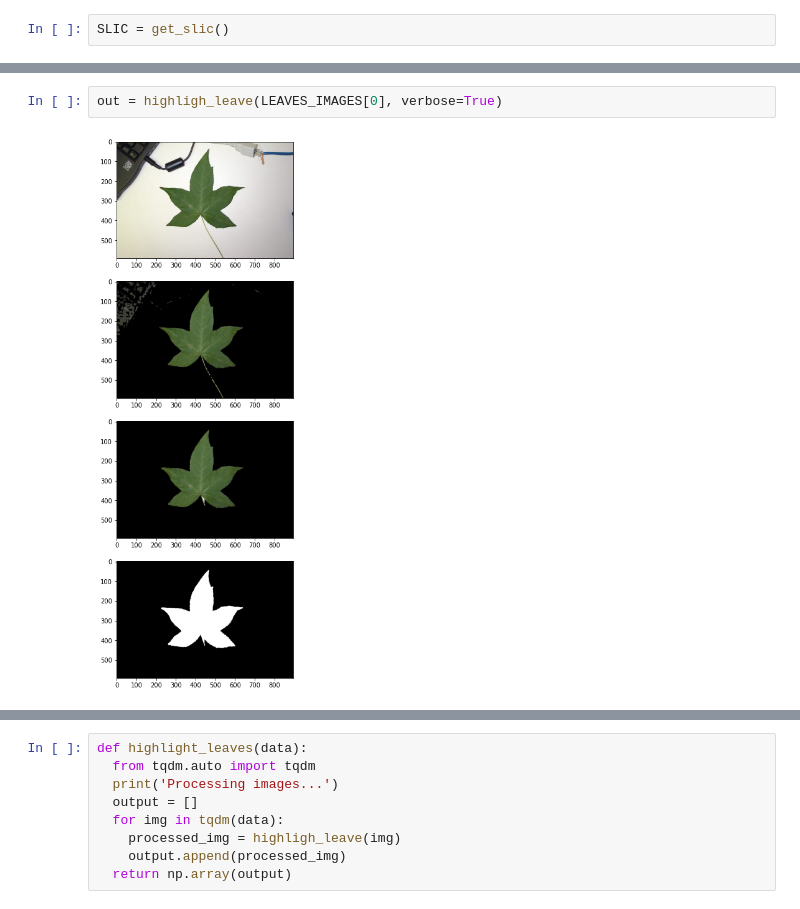
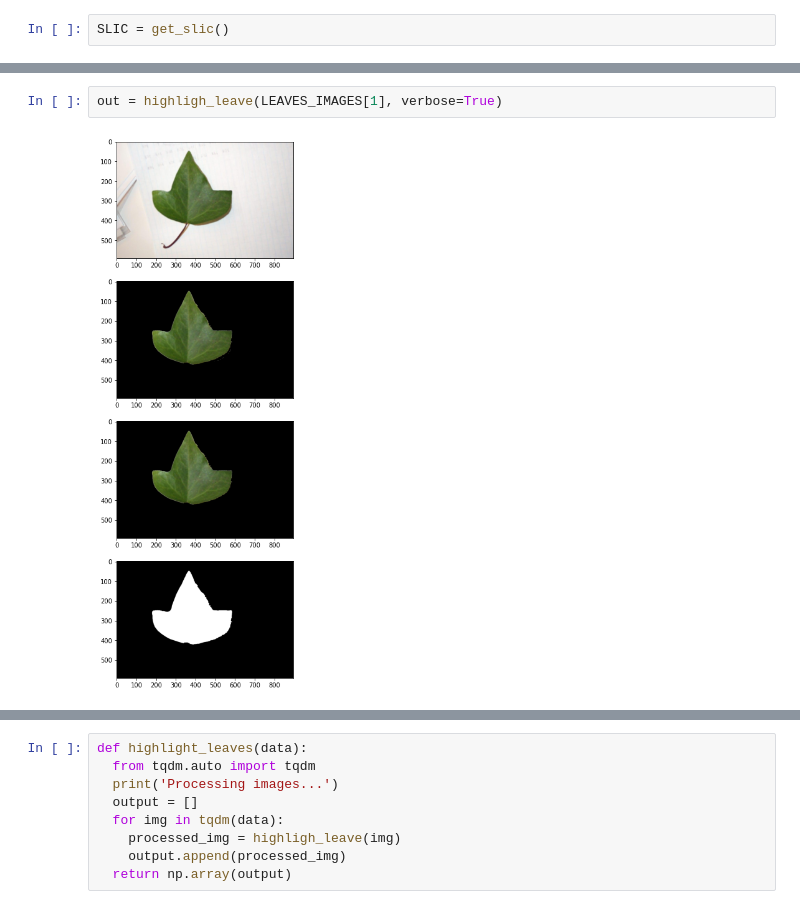
Before and after one commit to RamSaw/image-processing, a Jupyter notebook: Copy_of_HW4.ipynb, the cells around one changed output, grey strips where cells are left out. Cells and saved outputs as stored; diff of their text form.

```diff
--- a/Copy_of_HW4.ipynb
+++ b/Copy_of_HW4.ipynb
@@ -628,7 +632,7 @@ out = highligh_leave(LEAVES_IMAGES[64], verbose=True)
 # %%
-out = highligh_leave(LEAVES_IMAGES[0], verbose=True)
+out = highligh_leave(LEAVES_IMAGES[1], verbose=True)
 # %% [output]
-[figure, old version]
+[figure, new version]
 # %%
 out = highligh_leave(LEAVES_IMAGES[-1], verbose=True)
 # %% [output]
```
Also changed, not shown: parts of 16 cells of this notebook.
